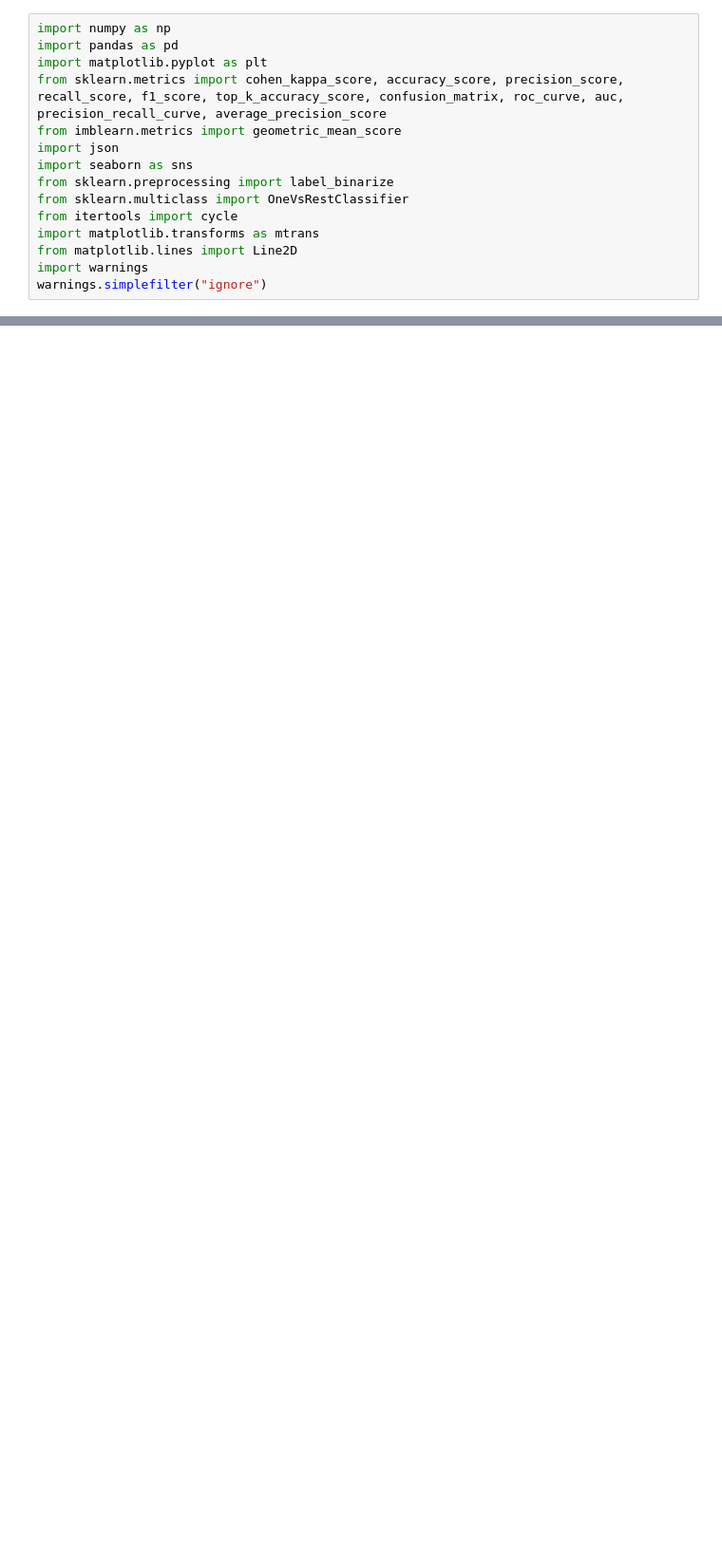
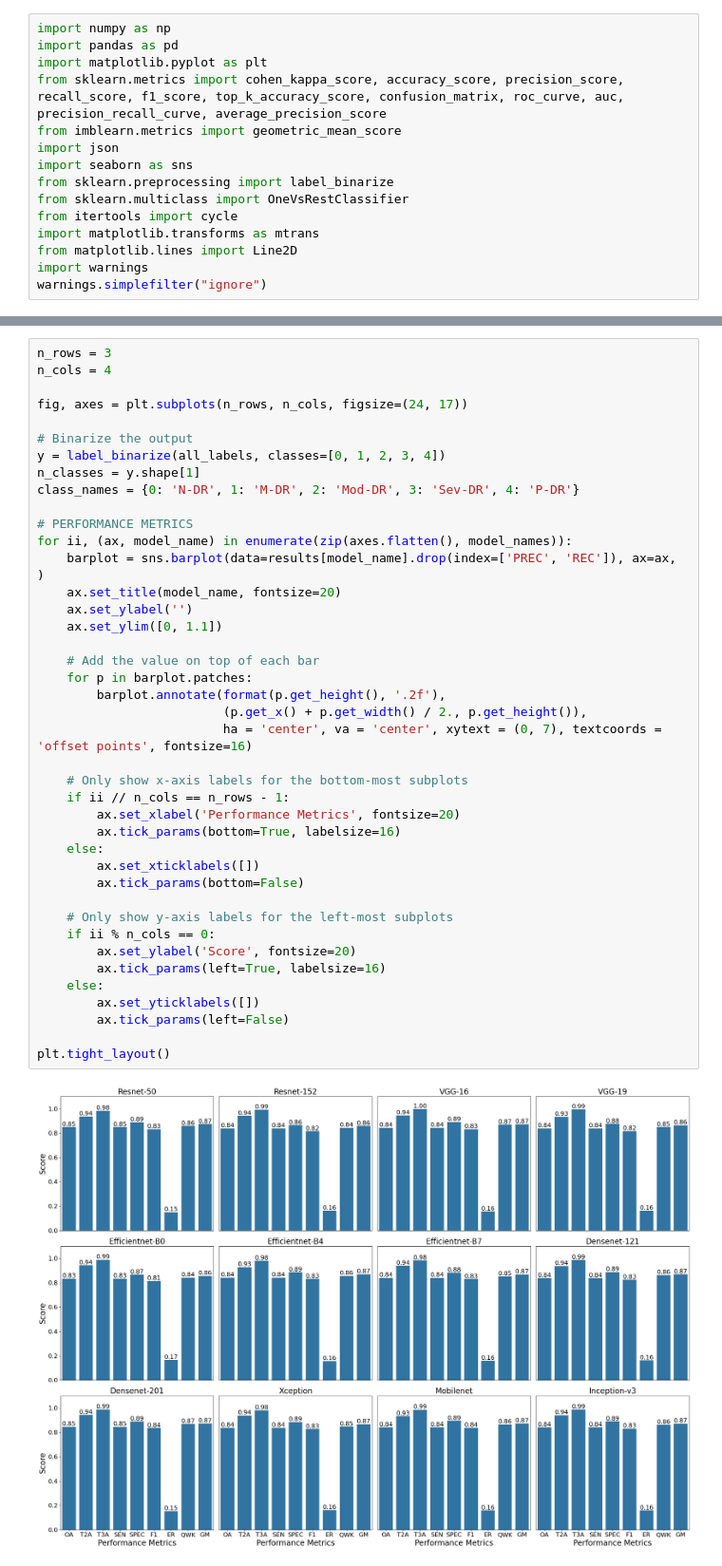
Before and after one commit to Aarsh-2101/Diabetic-Retinopathy-Detection, a Jupyter notebook: Paper 1/Graphs.ipynb, the cells around one changed output, grey strips where cells are left out. Shown at 95% size. Drawn from its saved outputs; the diff is of its cells as text; blank space fills up the shorter version.

```diff
--- a/Paper 1/Graphs.ipynb
+++ b/Paper 1/Graphs.ipynb
@@ -333,0 +469,43 @@ results
+# %%
+n_rows = 3
+n_cols = 4
+
+fig, axes = plt.subplots(n_rows, n_cols, figsize=(24, 17))
+
+# Binarize the output
+y = label_binarize(all_labels, classes=[0, 1, 2, 3, 4])
+n_classes = y.shape[1]
+class_names = {0: 'N-DR', 1: 'M-DR', 2: 'Mod-DR', 3: 'Sev-DR', 4: 'P-DR'}
+
+# PERFORMANCE METRICS
+for ii, (ax, model_name) in enumerate(zip(axes.flatten(), model_names)):
+    barplot = sns.barplot(data=results[model_name].drop(index=['PREC', 'REC']), ax=ax, )
+    ax.set_title(model_name, fontsize=20)
+    ax.set_ylabel('')
+    ax.set_ylim([0, 1.1])
+
+    # Add the value on top of each bar
+    for p in barplot.patches:
+        barplot.annotate(format(p.get_height(), '.2f'),
+                         (p.get_x() + p.get_width() / 2., p.get_height()),
+                         ha = 'center', va = 'center', xytext = (0, 7), textcoords = 'offset points', fontsize=16)
+
+    # Only show x-axis labels for the bottom-most subplots
+    if ii // n_cols == n_rows - 1:
+        ax.set_xlabel('Performance Metrics', fontsize=20)
+        ax.tick_params(bottom=True, labelsize=16)
+    else:
+        ax.set_xticklabels([])
+        ax.tick_params(bottom=False)
+
+    # Only show y-axis labels for the left-most subplots
+    if ii % n_cols == 0:
+        ax.set_ylabel('Score', fontsize=20)
+        ax.tick_params(left=True, labelsize=16)
+    else:
+        ax.set_yticklabels([])
+        ax.tick_params(left=False)
+
+plt.tight_layout()
+# %% [output]
+[figure, added]
```
Also changed, not shown: parts of 11 cells of this notebook, 32 other files.
